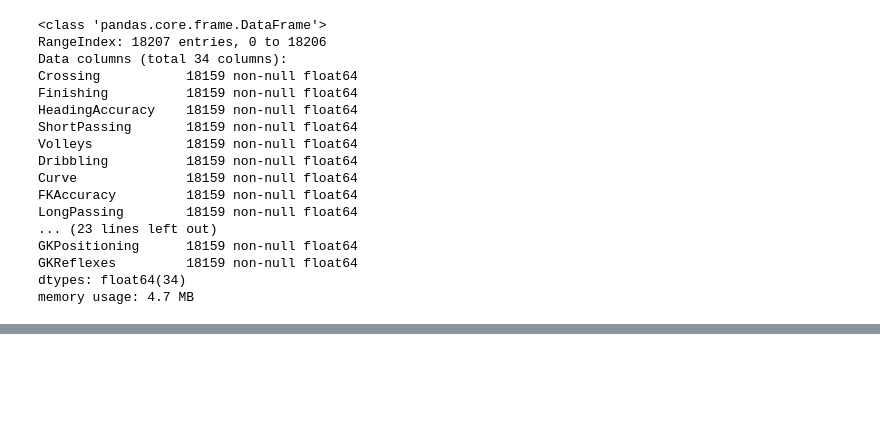
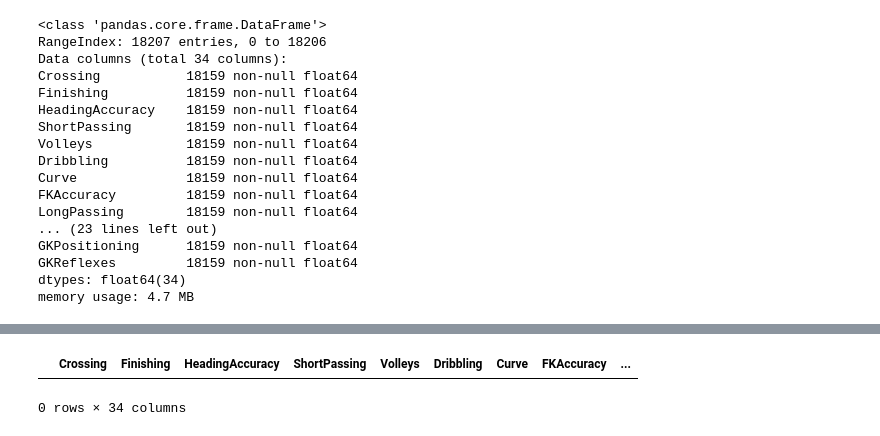
Before and after one commit to fifa-19-player-stats/data, a Jupyter notebook: FIFA19.ipynb, the cells around one changed output, grey strips where cells are left out. Drawn from its saved outputs; the diff is of its cells as text; code cells hidden in the pictures; blank space fills up the shorter version.

```diff
--- a/FIFA19.ipynb
+++ b/FIFA19.ipynb
@@ -301,0 +332,5 @@ memory usage: 4.7 MB
+# %%
+df3[df3.GKReflexes.isnull()]
+# %% [output]
+|  | Crossing | Finishing | HeadingAccuracy | ShortPassing | Volleys | Dribbling | Curve | FKAccuracy | ... |
+0 rows × 34 columns
```
Also changed, not shown: parts of 10 cells of this notebook.
